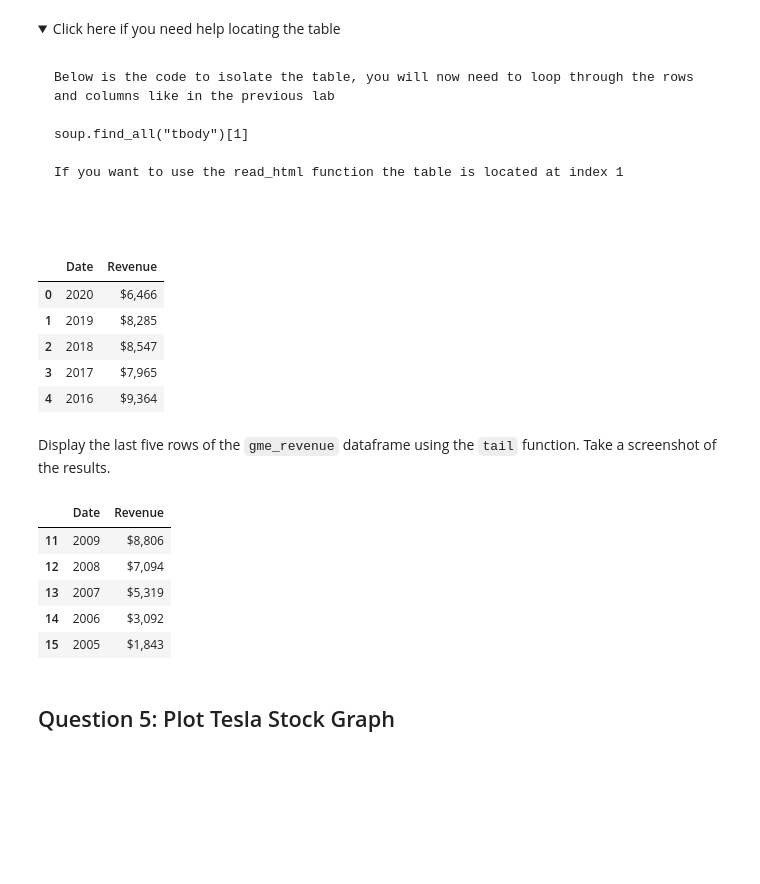
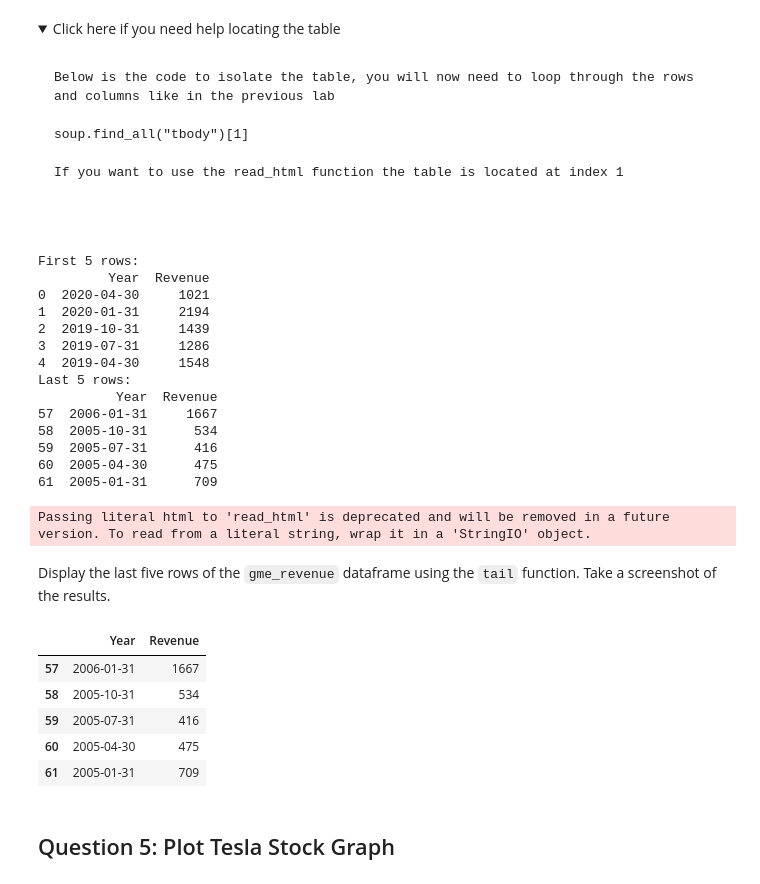
Before and after one commit to Rabinkarki123/Tesla_stock_analysis, a Jupyter notebook: Final Assignment.ipynb, the cells around one changed output. Saved outputs shown, nothing was run; the diff lists cells and outputs as text; code cells hidden in the pictures; folded sections open; blank space fills up the shorter version.

```diff
--- a/Final Assignment.ipynb
+++ b/Final Assignment.ipynb
@@ -212,7 +225,7 @@ html_data = requests.get(url).text
 # %% [markdown]
 Parse the html data using `beautiful_soup`.
 # %%
-soup = BeautifulSoup(html_data)
+soup = BeautifulSoup(html_data,"html5lib")
 # %% [markdown]
 Using `BeautifulSoup` or the `read_html` function extract the table with `GameStop Revenue` and store it into a dataframe named `gme_revenue`. The dataframe should have columns `Date` and `Revenue`. Make sure the comma and dollar sign is removed from the `Revenue` column using a method similar to what you did in Question 2.
 # %% [markdown]
@@ -231,29 +244,57 @@ If you want to use the read_html function the table is located at index 1
 
 </details>
 # %%
-gme_revenue = pd.read_html(url)
-gme_dataframe = gme_revenue[0]
-gme_dataframe= gme_dataframe.rename(columns={'GameStop Annual Revenue (Millions of US $)':'Date', 'GameStop Annual Revenue (Millions of US $).1': 'Revenue'})
-gme_dataframe["Revenue"] = gme_dataframe['Revenue'].str.replace(',|\$',"")
-gme_dataframe.head()
+
+
+# Find the revenue table and extract data into a DataFrame
+revenue_table = soup.find_all('table')[1]  # The revenue table is at index 1
+gme_revenue = pd.read_html(str(revenue_table))[0]
+
+# Rename the columns for clarity
+gme_revenue.columns = ['Year', 'Revenue']
+
+# Remove commas and dollar signs from the Revenue column
+gme_revenue['Revenue'] = gme_revenue['Revenue'].str.replace('[\$,]', '', regex=True)
+
+# Drop rows with missing or empty values in the "Revenue" column
+gme_revenue.dropna(subset=['Revenue'], inplace=True)
+
+# Convert the "Revenue" column to integers
+gme_revenue['Revenue'] = gme_revenue['Revenue'].astype(int)
+
+# Display the first and last rows of the DataFrame
+print("First 5 rows:")
+print(gme_revenue.head())
+
+print("Last 5 rows:")
+print(gme_revenue.tail())
 # %% [output]
-|  | Date | Revenue |
-| 0 | 2020 | $6,466 |
-| 1 | 2019 | $8,285 |
-| 2 | 2018 | $8,547 |
-| 3 | 2017 | $7,965 |
-| 4 | 2016 | $9,364 |
+First 5 rows:
+         Year  Revenue
+0  2020-04-30     1021
+1  2020-01-31     2194
+2  2019-10-31     1439
+3  2019-07-31     1286
+4  2019-04-30     1548
+Last 5 rows:
+          Year  Revenue
+57  2006-01-31     1667
+58  2005-10-31      534
+59  2005-07-31      416
+60  2005-04-30      475
+61  2005-01-31      709
+Passing literal html to 'read_html' is deprecated and will be removed in a future version. To read from a literal string, wrap it in a 'StringIO' object.
 # %% [markdown]
 Display the last five rows of the `gme_revenue` dataframe using the `tail` function. Take a screenshot of the results.
 # %%
-gme_dataframe.tail()
+gme_revenue.tail()
 # %% [output]
-|  | Date | Revenue |
-| 11 | 2009 | $8,806 |
-| 12 | 2008 | $7,094 |
-| 13 | 2007 | $5,319 |
-| 14 | 2006 | $3,092 |
-| 15 | 2005 | $1,843 |
+|  | Year | Revenue |
+| 57 | 2006-01-31 | 1667 |
+| 58 | 2005-10-31 | 534 |
+| 59 | 2005-07-31 | 416 |
+| 60 | 2005-04-30 | 475 |
+| 61 | 2005-01-31 | 709 |
 # %% [markdown]
 ## Question 5: Plot Tesla Stock Graph
 # %% [markdown]
```
Also changed, not shown: parts of 10 cells of this notebook.
